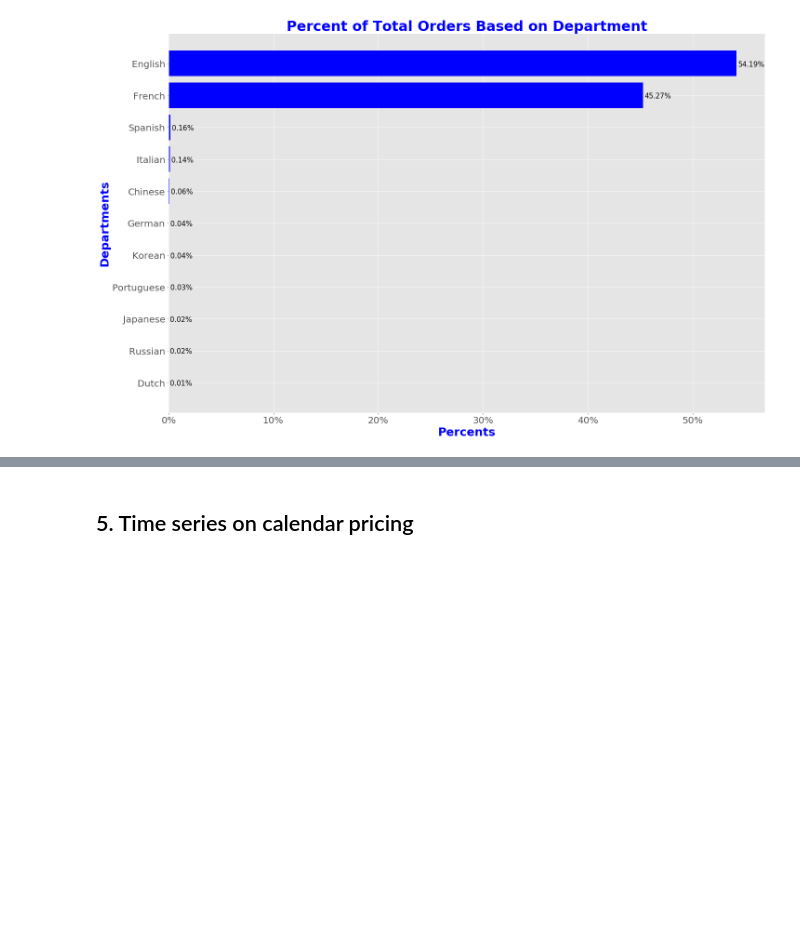
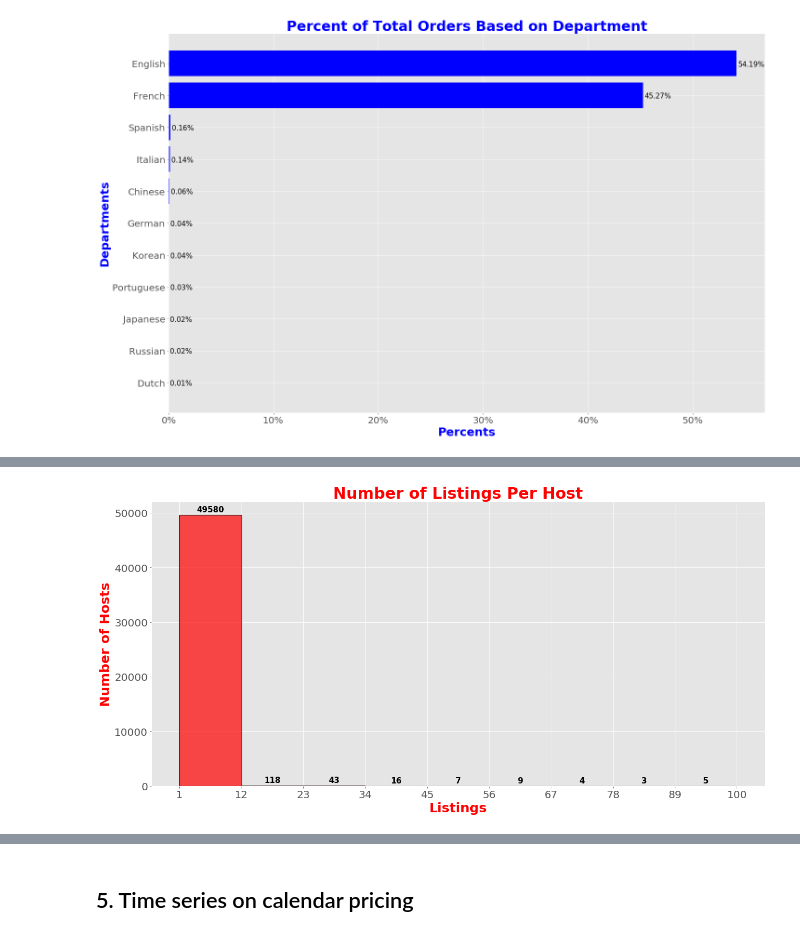
Before and after one commit to WinrichSy/AirBnBusiness, a Jupyter notebook: AirBnb Capstone.ipynb, the cells around one changed output, grey strips where cells are left out. Cells and saved outputs as stored; diff of their text form; code cells hidden in the pictures; blank space fills up the shorter version.

Commit message:
added more eda graphs

```diff
--- a/AirBnb Capstone.ipynb
+++ b/AirBnb Capstone.ipynb
@@ -932,17 +948,19 @@ host_listing_count = spark.sql(query).toPandas()
 # %%
 #DONE
-#plot histogram of weekly rates
+#plot histogram of listings per host smaller bins
 color = 'red'
 fig, ax = plt.subplots(figsize=(21,10))
-max_val = int(max(monthly_pricing_df['month_avg_price']))
+max_val = int(max(host_listing_count['host_total_listings_count']))
 
-items, bins, patches = ax.hist(monthly_pricing_df['month_avg_price'], bins = np.linspace(0, 300,10), color = color, alpha=0.7, edgecolor='black', linewidth=1.2)
-plt.xticks(np.linspace(0,300,10), size=20)
+items, bins, patches = ax.hist(host_listing_count['host_total_listings_count'], bins = np.linspace(1, 100, 10), color = color, alpha=0.7, edgecolor='black', linewidth=1.2)
+plt.xticks(np.linspace(1,100,10), size=20)
 plt.yticks(size = 20)
-plt.xlabel('Prices', size=25, color=color, weight='bold')
-plt.ylabel('Number of Listings', size=25, color=color, weight='bold')
-plt.title('Number of Listings Based on Price', fontsize=30, color=color, weight='bold')
+plt.xlabel('Listings', size=25, color=color, weight='bold')
+plt.ylabel('Number of Hosts', size=25, color=color, weight='bold')
+plt.title('Number of Listings Per Host', fontsize=30, color=color, weight='bold')
 
 autolabel(patches)
 
 plt.show()
+# %% [output]
+[figure, added]
```
Also changed, not shown: parts of 5 cells of this notebook.
